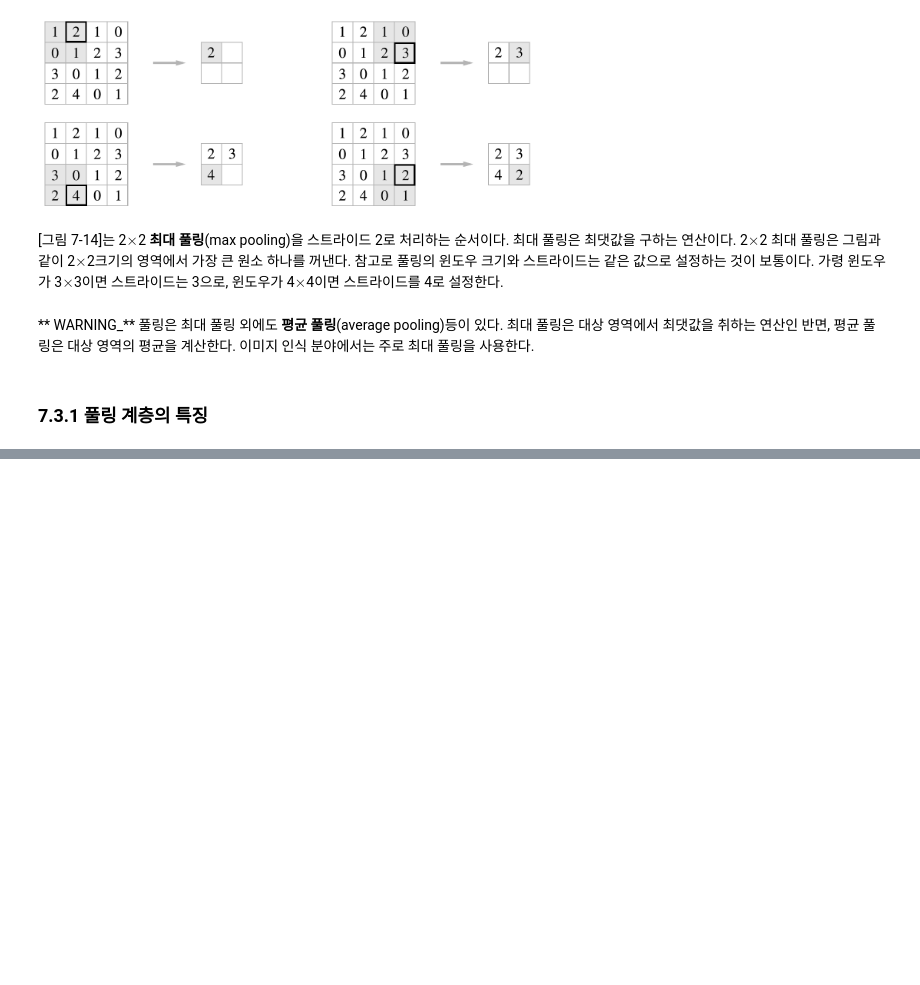
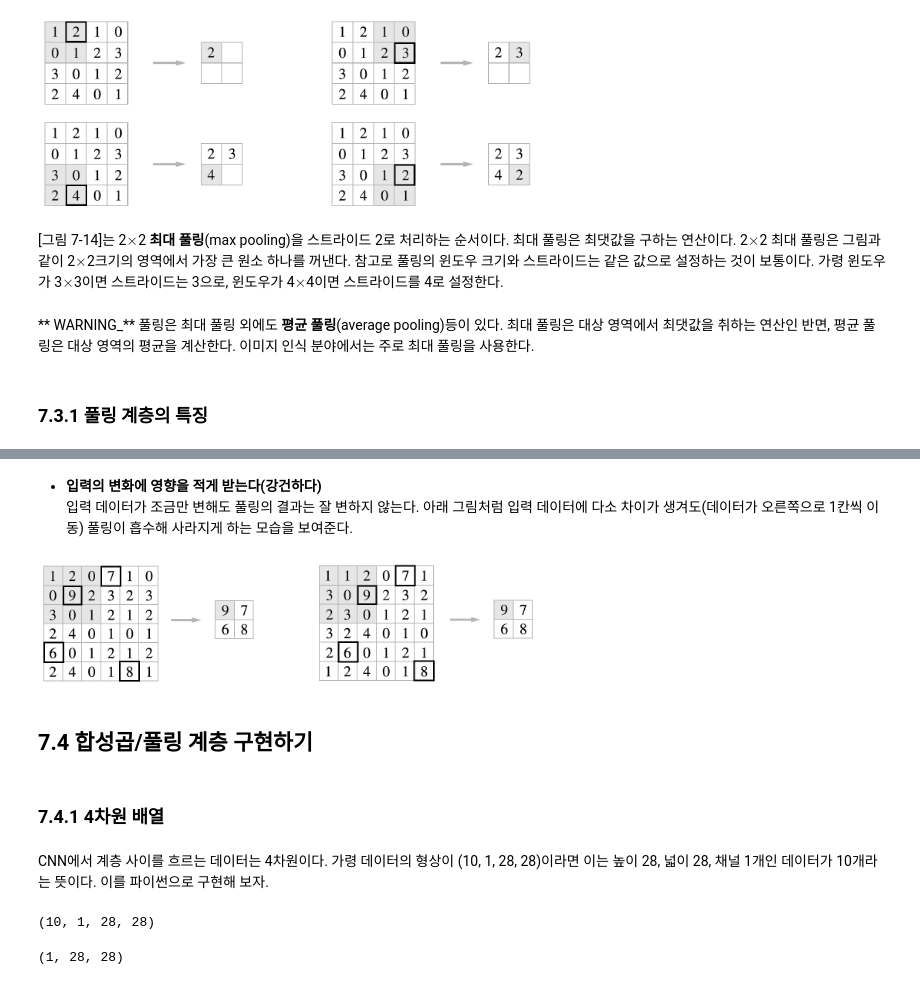
Before and after one commit to lsjhome/self-study-deep-learning-from-scratch, a Jupyter notebook: DLFS_CHAPTER_07.ipynb, the cells around one changed output, grey strips where cells are left out. Cells and saved outputs as stored; diff of their text form; code cells hidden in the pictures; blank space fills up the shorter version.

```diff
--- a/DLFS_CHAPTER_07.ipynb
+++ b/DLFS_CHAPTER_07.ipynb
@@ -157,0 +170,22 @@ Image("./deep_learning_images/fig 7-14.png", width=500, height=500) # 그림 7-1
+# %% [markdown]
+* **입력의 변화에 영향을 적게 받는다(강건하다)** <br>
+입력 데이터가 조금만 변해도 풀링의 결과는 잘 변하지 않는다. 아래 그림처럼 입력 데이터에 다소 차이가 생겨도(데이터가 오른쪽으로 1칸씩 이동) 풀링이 흡수해 사라지게 하는 모습을 보여준다.
+# %%
+Image("./deep_learning_images/fig 7-16.png", width=500, height=500) # 그림 7-16
+# %% [output]
+[figure, added]
+# %% [markdown]
+## 7.4 합성곱/풀링 계층 구현하기
+# %% [markdown]
+### 7.4.1 4차원 배열
+# %% [markdown]
+CNN에서 계층 사이를 흐르는 데이터는 4차원이다. 가령 데이터의 형상이 (10, 1, 28, 28)이라면 이는 높이 28, 넓이 28, 채널 1개인 데이터가 10개라는 뜻이다. 이를 파이썬으로 구현해 보자.
+# %%
+x = np.random.rand(10, 1, 28, 28)
+x.shape
+# %% [output]
+(10, 1, 28, 28)
+# %%
+x[0].shape
+# %% [output]
+(1, 28, 28)
```
Also changed, not shown: parts of 47 cells of this notebook.
